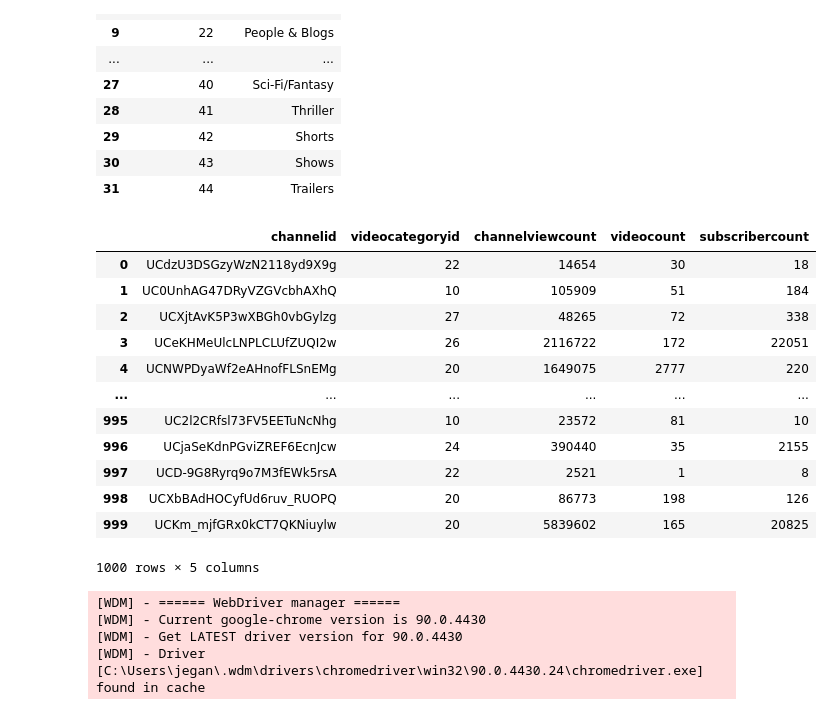
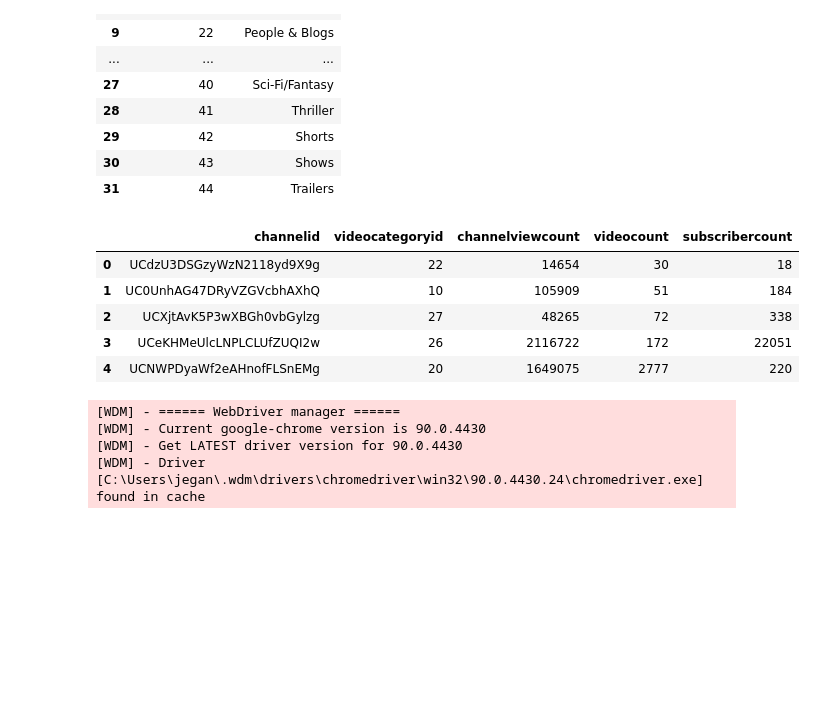
Before and after one commit to supriyada/ETL-Project, a Jupyter notebook: main_notebook.ipynb, the cells around one changed output. Cells and saved outputs as stored; diff of their text form; code cells hidden in the pictures; blank space fills up the shorter version.

```diff
--- a/main_notebook.ipynb
+++ b/main_notebook.ipynb
@@ -46,21 +46,14 @@ category_list
 # %%
 #Channel details from csv file
 channel_info =channel_details_csv()
-channel_info
+channel_info.head()
 # %% [output]
 |  | channelid | videocategoryid | channelviewcount | videocount | subscribercount |
 | 0 | UCdzU3DSGzyWzN2118yd9X9g | 22 | 14654 | 30 | 18 |
 | 1 | UC0UnhAG47DRyVZGVcbhAXhQ | 10 | 105909 | 51 | 184 |
 | 2 | UCXjtAvK5P3wXBGh0vbGylzg | 27 | 48265 | 72 | 338 |
 | 3 | UCeKHMeUlcLNPLCLUfZUQI2w | 26 | 2116722 | 172 | 22051 |
 | 4 | UCNWPDyaWf2eAHnofFLSnEMg | 20 | 1649075 | 2777 | 220 |
-| ... | ... | ... | ... | ... | ... |
-| 995 | UC2l2CRfsl73FV5EETuNcNhg | 10 | 23572 | 81 | 10 |
-| 996 | UCjaSeKdnPGviZREF6EcnJcw | 24 | 390440 | 35 | 2155 |
-| 997 | UCD-9G8Ryrq9o7M3fEWk5rsA | 22 | 2521 | 1 | 8 |
-| 998 | UCXbBAdHOCyfUd6ruv_RUOPQ | 20 | 86773 | 198 | 126 |
-| 999 | UCKm_mjfGRx0kCT7QKNiuylw | 20 | 5839602 | 165 | 20825 |
-1000 rows × 5 columns
 # %%
 #Top channels scrapped from website using selenium & beautiful soup
 user_details = top_youtuber()
```
Also changed, not shown: parts of 2 cells of this notebook, 1 other file.
